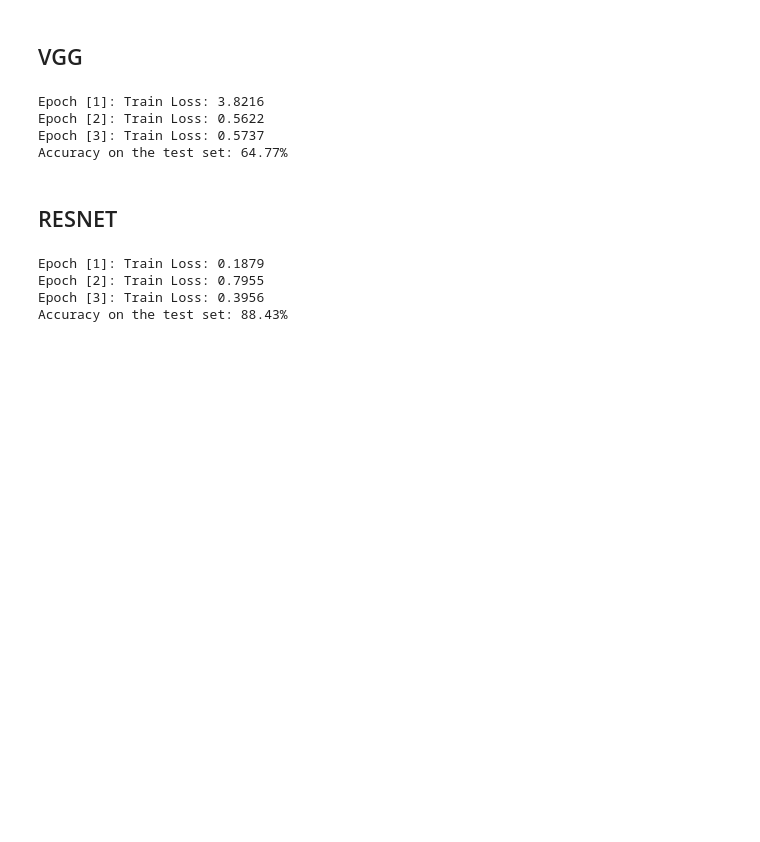
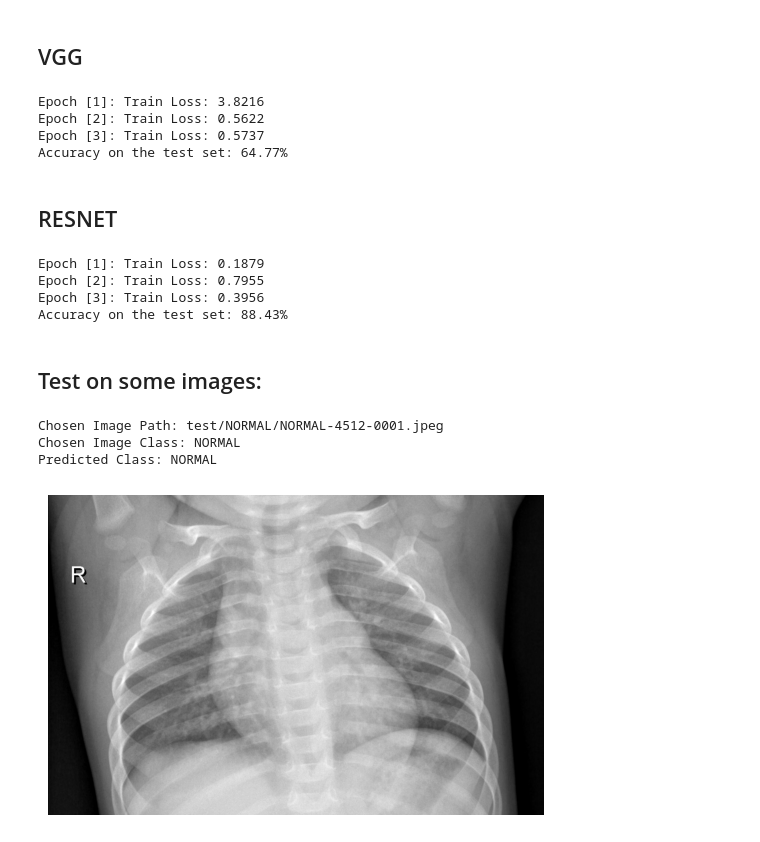
Before and after one commit to CHENNI-Nidhaleddine/CHEST_CANCER_PREDICTION, a Jupyter notebook: index.ipynb, the cells around one changed output. Cells and saved outputs as stored; diff of their text form; code cells hidden in the pictures; blank space fills up the shorter version.

```diff
--- a/index.ipynb
+++ b/index.ipynb
@@ -355,3 +435,6 @@ Accuracy on the test set: 92.76%
+# %%
+with open("model.pickle", "wb") as file:
+    pickle.dump(model, file)
 # %%
 true_labels=[]
 predicted_labels=[]
@@ -487,3 +570,48 @@ Epoch [1]: Train Loss: 0.1879
 Epoch [2]: Train Loss: 0.7955
 Epoch [3]: Train Loss: 0.3956
 Accuracy on the test set: 88.43%
+# %% [markdown]
+## Test on some images:
+# %%
+with open("model.pickle", "rb") as file:
+    model = pickle.load(file)
+# %%
+import os
+import torch
+import torchvision.transforms as transforms
+from PIL import Image
+
+def preprocess_image(image_path):
+    image = Image.open(image_path).convert("RGB")
+    image = image.resize((56, 56))
+    tensor = transforms.ToTensor()(image)
+    return tensor.unsqueeze(0)
+
+folder_path = "/test"
+
+class_labels = ["NORMAL", "PNEUMONIA"]
+chosen_image_path = "test/NORMAL/NORMAL-4512-0001.jpeg"
+
+chosen_image = preprocess_image(chosen_image_path)
+
+chosen_image_class_label = os.path.basename(os.path.dirname(chosen_image_path))
+
+model.eval()
+with torch.no_grad():
+    outputs = model(chosen_image)
+    _, predicted_class_index = torch.max(outputs.data, 1)
+    predicted_class_label = class_labels[predicted_class_index.item()]
+
+print("Chosen Image Path:", chosen_image_path)
+print("Chosen Image Class:", chosen_image_class_label)
+print("Predicted Class:", predicted_class_label)
+image = Image.open(chosen_image_path)
+fig, ax = plt.subplots()
+ax.imshow(image,cmap='gray')
+ax.axis('off')
+plt.show()
+# %% [output]
+Chosen Image Path: test/NORMAL/NORMAL-4512-0001.jpeg
+Chosen Image Class: NORMAL
+Predicted Class: NORMAL
+[figure, added]
```
Also changed, not shown: parts of 20 cells of this notebook, 2 other files.
